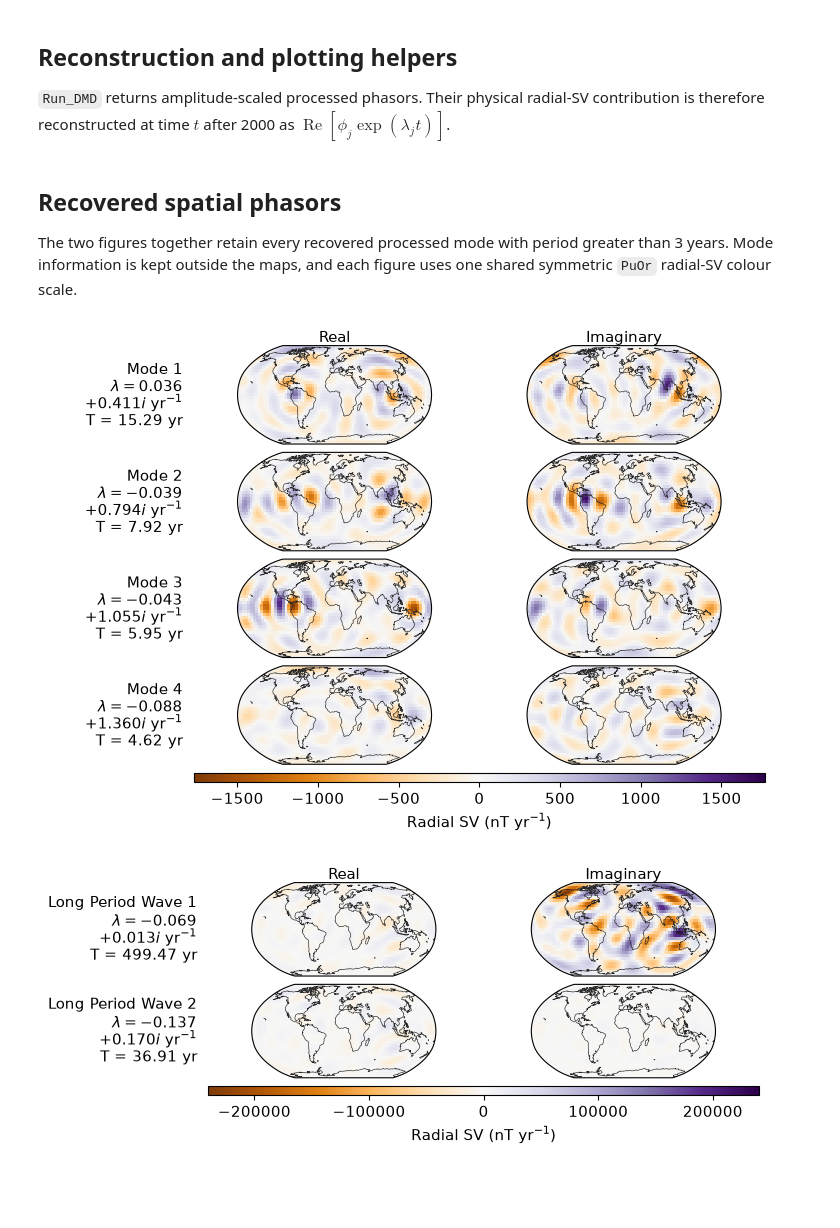
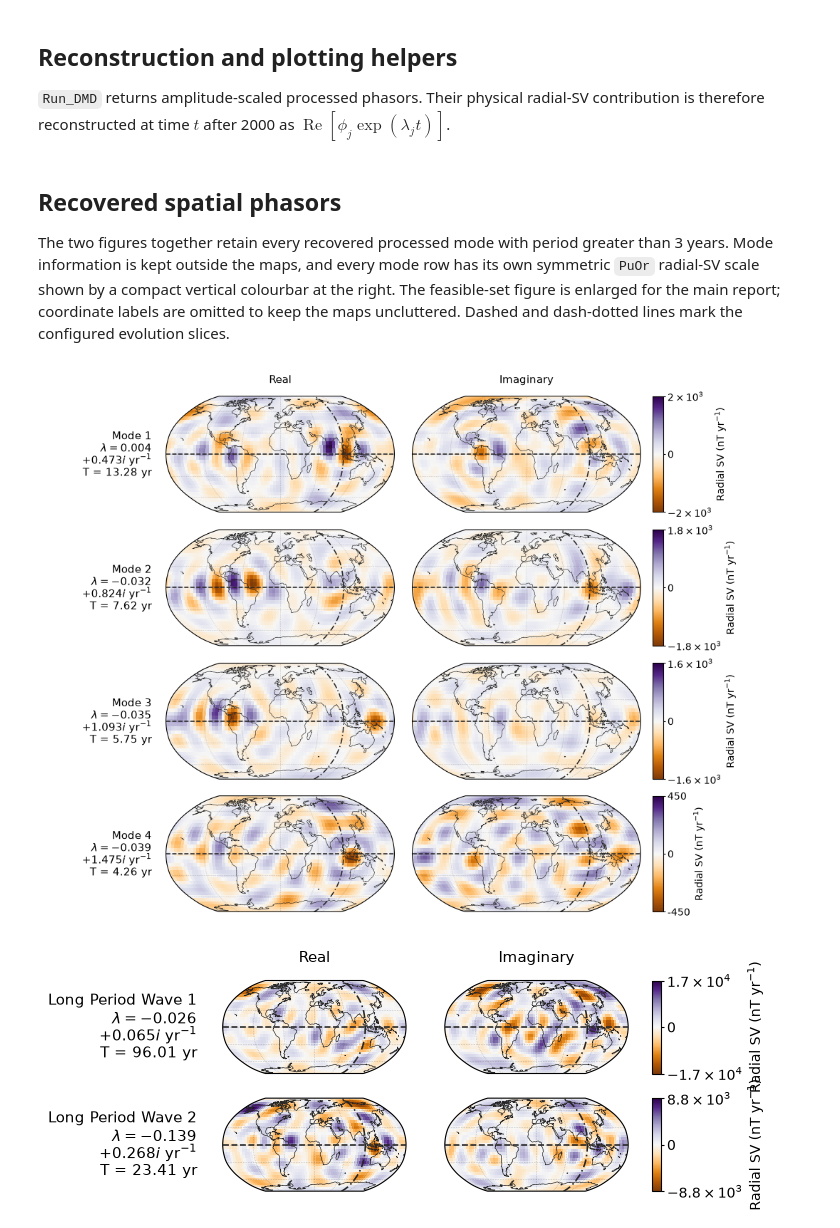
Before and after one commit to ElliottTSteele/MSc_Thesis, a Jupyter notebook: Last_stretch/Application/result_chaos_updated_interpretation.ipynb, the cells around one changed output. Drawn from its saved outputs; the diff is of its cells as text; code cells hidden in the pictures; blank space fills up the shorter version.

```diff
--- a/Last_stretch/Application/result_chaos_updated_interpretation.ipynb
+++ b/Last_stretch/Application/result_chaos_updated_interpretation.ipynb
@@ -39,10 +42,15 @@ from src.msc_thesis.synFigures import *
 The defaults reproduce the selected CHAOS setup: maximum spherical-harmonic degree 9, 99.9% SVD-variance truncation, and Hankel embedding dimension 4. All processed modes with period greater than 3 years are retained, including non-oscillatory modes.
 # %%
 chosen_nmax = 9
-chosen_svd_rank = 0.999
-chosen_embedding_d = 4
+chosen_svd_rank = 12
+chosen_embedding_d = 7
 minimum_period = 3.0
-wave_period_boundary = 24.0
+wave_period_boundary = 20.0
+slice_latitude = 0.0
+slice_longitude = 100
+misfit_latitude_band = (-20.0, 20.0)
+misfit_longitude_band = (80.0, 120.0)
+misfit_log_y_scale = False
 font_size = 11
 
 chosen_dmd_settings = {
@@ -475,26 +888,36 @@ def Plot_Equatorial_And_Power(
 # %% [markdown]
 ## Recovered spatial phasors
 
-The two figures together retain every recovered processed mode with period greater than 3 years. Mode information is kept outside the maps, and each figure uses one shared symmetric `PuOr` radial-SV colour scale.
+The two figures together retain every recovered processed mode with period greater than 3 years. Mode information is kept outside the maps, and every mode row has its own symmetric `PuOr` radial-SV scale shown by a compact vertical colourbar at the right. The feasible-set figure is enlarged for the main report; coordinate labels are omitted to keep the maps uncluttered. Dashed and dash-dotted lines mark the configured evolution slices.
 # %%
 feasible_phasor_figure, feasible_phasor_axes = Plot_CHAOS_Phasors(
     chaos_mode_suite,
     feasible_mode_keys,
-    figure_width=text_width,
+    figure_width=1.35 * text_width,
+    row_height=1.85,
     font_size=font_size,
+    slice_latitude=slice_latitude,
+    slice_longitude=slice_longitude,
+    show_gridline_labels=False,
+)
+short_period_phasor_paths = Save_Interpretation_Figure(
+    feasible_phasor_figure,
+    'chaos_short_period_mode_phasors',
 )
 plt.show()
 
 long_phasor_figure, long_phasor_axes = Plot_CHAOS_Phasors(
     chaos_mode_suite,
     long_or_static_mode_keys,
     figure_width=text_width,
     font_size=font_size,
+    slice_latitude=slice_latitude,
+    slice_longitude=slice_longitude,
 )
 plt.show()
 # %% [output]
-[figure, old version]
+[figure, new version]
-[figure, old version]
+[figure, new version]
 # %% [markdown]
 ## Cumulative DMD reconstruction misfit
 
```
Also changed, not shown: parts of 20 cells of this notebook, 16 other files.
